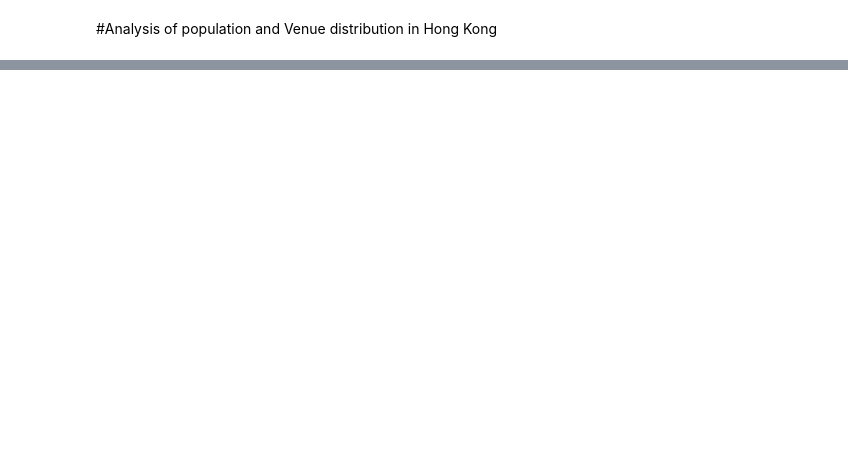
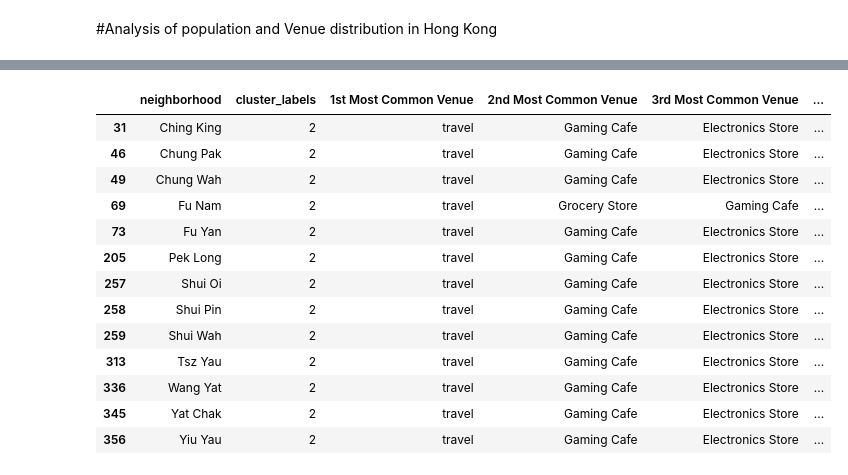
Before and after one commit to michaeltmk/IBM-Data-Science-Capstone-Project, a Jupyter notebook: capstone.ipynb, the cells around one changed output, grey strips where cells are left out. Drawn from its saved outputs; the diff is of its cells as text; code cells hidden in the pictures; blank space fills up the shorter version.

```diff
--- a/capstone.ipynb
+++ b/capstone.ipynb
@@ -22,0 +624,10 @@ The Hong Kong population data was downloaded from the Hong Kong government websi
+# %%
+k = 4     #according to the elbow plot
+cluster_labels , _= k_mean(HK_grouped.drop('neighborhood',1),kclusters = k)
+HK_grouped_sorted['cluster_labels'] = cluster_labels
+#reorder the df
+column_list = HK_grouped_sorted.columns.to_list()
+old_idx = column_list.index('cluster_labels')
+column_list.insert(1, column_list.pop(old_idx))
+HK_grouped_sorted = HK_grouped_sorted[column_list]
+HK_grouped_sorted
@@ -22,0 +688,17 @@ The Hong Kong population data was downloaded from the Hong Kong government websi
+# %%
+HK_grouped_sorted[HK_grouped_sorted['cluster_labels']==2]
+# %% [output]
+|  | neighborhood | cluster_labels | 1st Most Common Venue | 2nd Most Common Venue | 3rd Most Common Venue | ... |
+| 31 | Ching King | 2 | travel | Gaming Cafe | Electronics Store | ... |
+| 46 | Chung Pak | 2 | travel | Gaming Cafe | Electronics Store | ... |
+| 49 | Chung Wah | 2 | travel | Gaming Cafe | Electronics Store | ... |
+| 69 | Fu Nam | 2 | travel | Grocery Store | Gaming Cafe | ... |
+| 73 | Fu Yan | 2 | travel | Gaming Cafe | Electronics Store | ... |
+| 205 | Pek Long | 2 | travel | Gaming Cafe | Electronics Store | ... |
+| 257 | Shui Oi | 2 | travel | Gaming Cafe | Electronics Store | ... |
+| 258 | Shui Pin | 2 | travel | Gaming Cafe | Electronics Store | ... |
+| 259 | Shui Wah | 2 | travel | Gaming Cafe | Electronics Store | ... |
+| 313 | Tsz Yau | 2 | travel | Gaming Cafe | Electronics Store | ... |
+| 336 | Wang Yat | 2 | travel | Gaming Cafe | Electronics Store | ... |
+| 345 | Yat Chak | 2 | travel | Gaming Cafe | Electronics Store | ... |
+| 356 | Yiu Yau | 2 | travel | Gaming Cafe | Electronics Store | ... |
```
Also changed, not shown: parts of 52 cells of this notebook.
